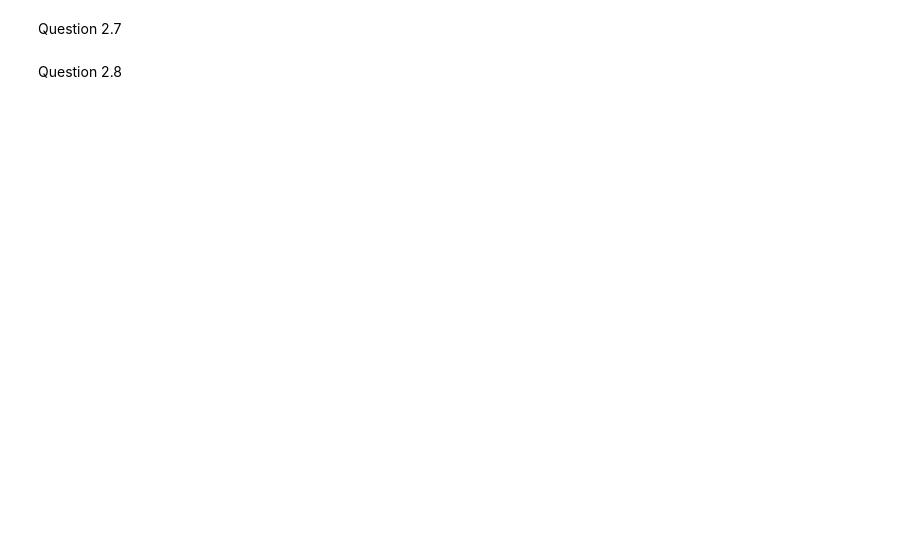
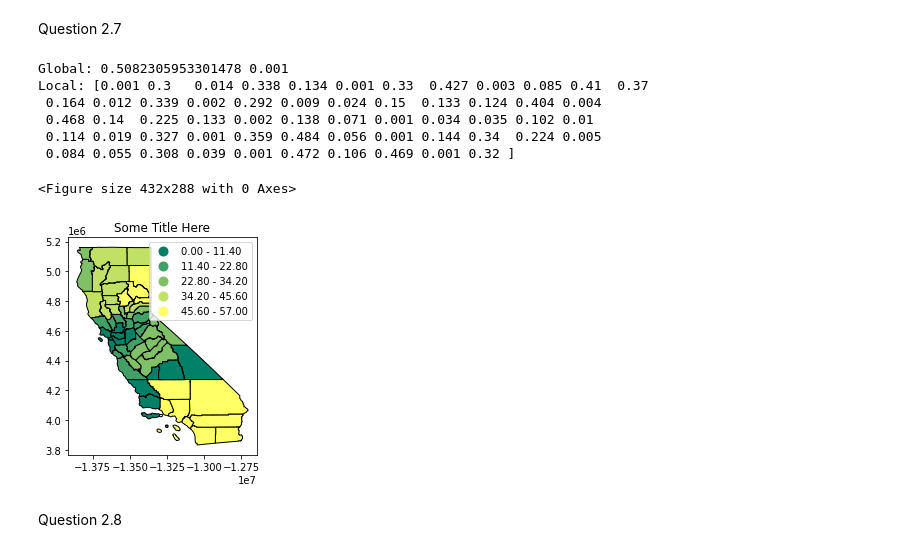
Before and after one commit to bryonie/Spatio_HW, a Jupyter notebook: Bryonie_Spatio_HW.ipynb, the cells around one changed output. Saved outputs shown, nothing was run; the diff lists cells and outputs as text; code cells hidden in the pictures; blank space fills up the shorter version.

```diff
--- a/Bryonie_Spatio_HW.ipynb
+++ b/Bryonie_Spatio_HW.ipynb
@@ -262,4 +263,35 @@ Question 2.6
 # %% [markdown]
 Question 2.7
+# %%
+import pysal.model.spreg as sp
+import pysal.lib as ps
+import pysal.explore.esda as es
+from pysal.explore.esda.moran import Moran_Local, Moran
+
+county_weights = ps.weights.Rook.from_shapefile(county_shape)
+
+county_weights.transform = 'r'
+matrix, ids = county_weights.full()
+
+county_virus = ps.weights.lag_spatial(county_weights,spatial_data['Virus X'].values)
+county_virus_glob = Moran(county_virus,county_weights)
+county_virus_loc = Moran_Local(county_virus,county_weights)
+
+print("Global: {} {}".format(county_virus_glob.I,county_virus_glob.p_sim))
+print("Local: {}".format(county_virus_loc.p_sim))
+
+plt.figure()
+geo_cali.assign(cl=county_virus_loc.Is).plot(column='cl',cmap="summer", scheme="QUANTILES", k=5, categorical=True, legend=True, edgecolor='k')
+plt.title("Some Title Here")
+plt.show()
+# %% [output]
+Global: 0.5082305953301478 0.001
+Local: [0.001 0.3   0.014 0.338 0.134 0.001 0.33  0.427 0.003 0.085 0.41  0.37
+ 0.164 0.012 0.339 0.002 0.292 0.009 0.024 0.15  0.133 0.124 0.404 0.004
+ 0.468 0.14  0.225 0.133 0.002 0.138 0.071 0.001 0.034 0.035 0.102 0.01
+ 0.114 0.019 0.327 0.001 0.359 0.484 0.056 0.001 0.144 0.34  0.224 0.005
+ 0.084 0.055 0.308 0.039 0.001 0.472 0.106 0.469 0.001 0.32 ]
+<Figure size 432x288 with 0 Axes>
+[figure, added]
 # %% [markdown]
 Question 2.8
```
Also changed, not shown: parts of 3 cells of this notebook.
